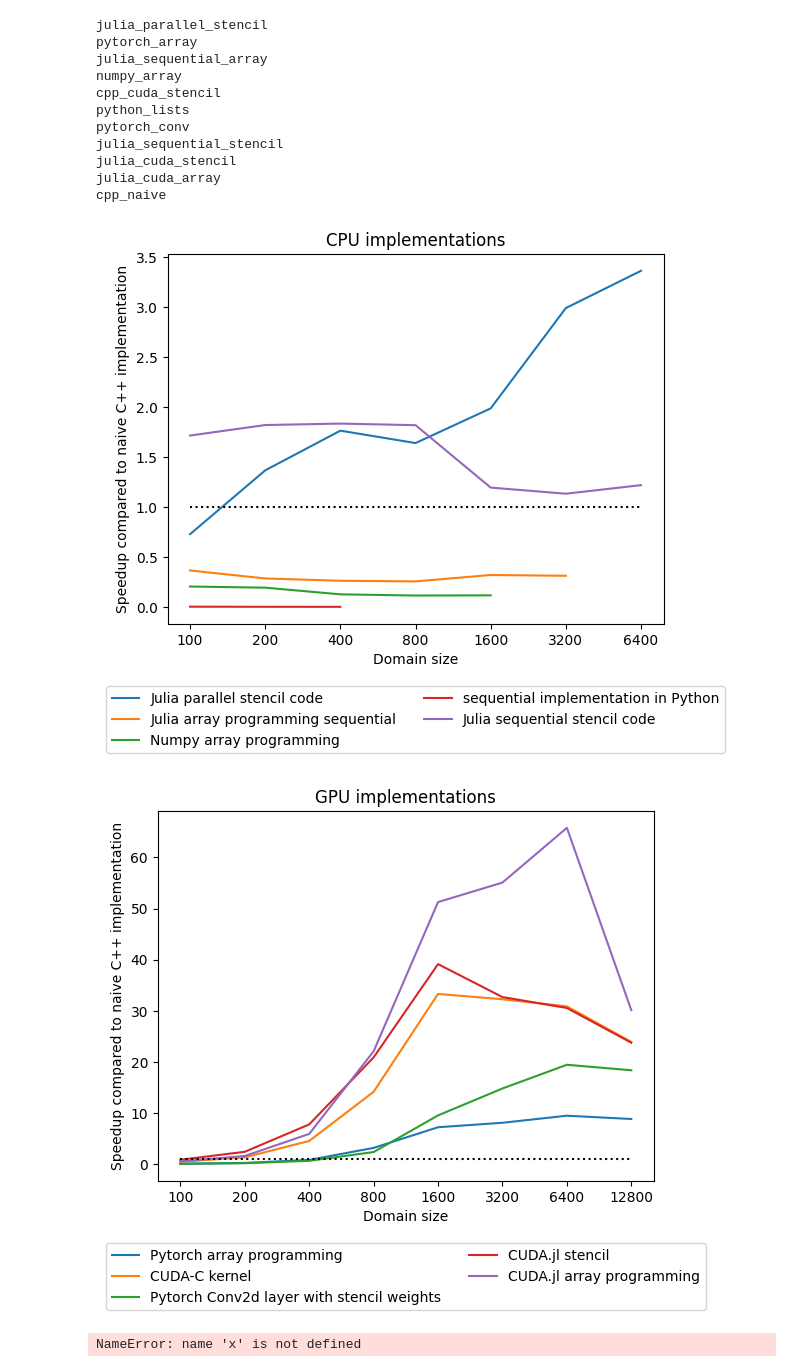
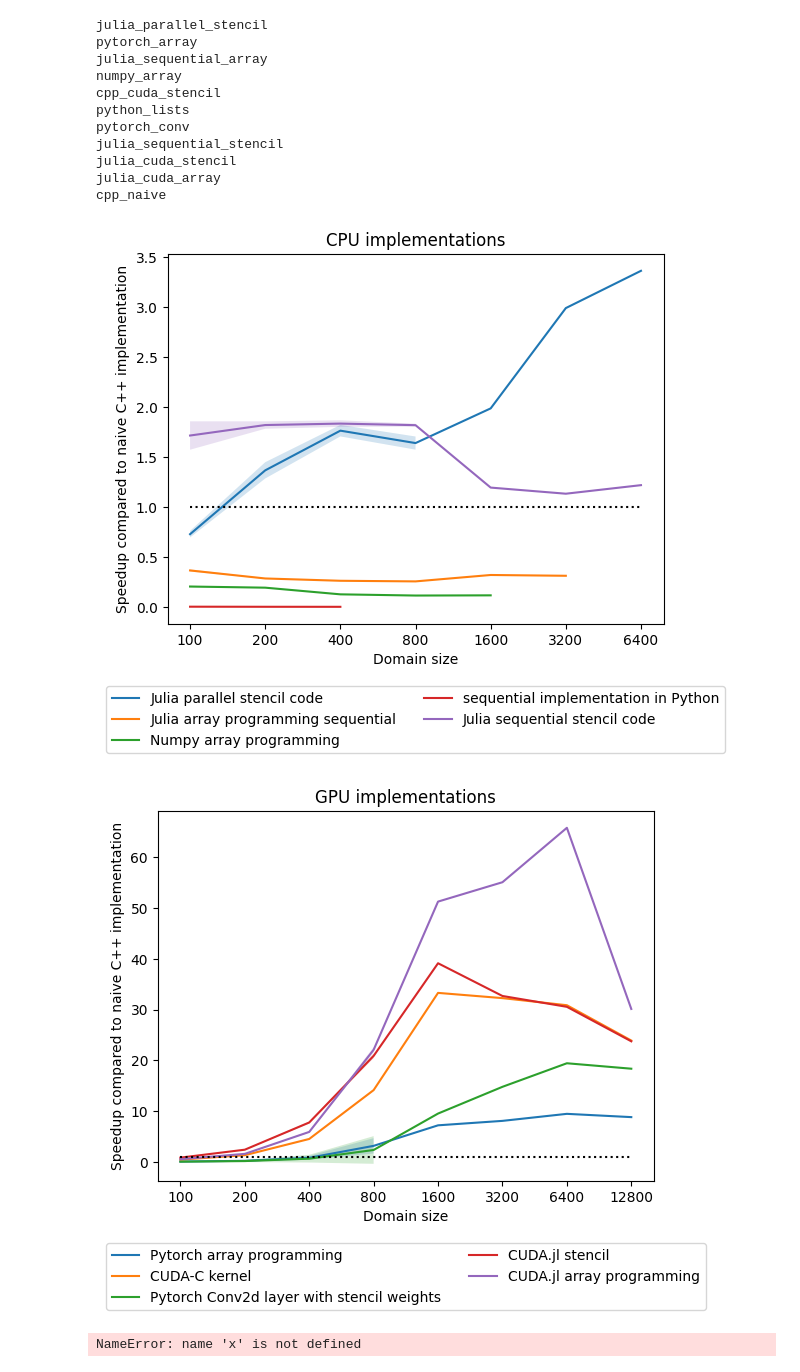
Before and after one commit to peteole/julia-2d-heat-equation, a Jupyter notebook: plotting_daniel.ipynb, the cells around one changed output. Saved outputs shown, nothing was run; the diff lists cells and outputs as text; code cells hidden in the pictures.

Commit message:
Add uncertainties

```diff
--- a/plotting_daniel.ipynb
+++ b/plotting_daniel.ipynb
@@ -10,6 +10,7 @@ with open("benchmark_results.yaml") as stream:
     except yaml.YAMLError as exc:
         print(exc)
 # %%
+from uncertainties import unumpy
 implementations = [key for key in data["200.yaml"]]
 grid_sizes = [int(key.split(".")[0]) for key in data]
 grid_sizes.sort()
@@ -24,6 +25,7 @@ for implementation in implementations:
     mean = []
     max = []
     min = []
+    std = []
 
     for size in grid_sizes:
         if(implementation in data[to_key(size)]):
@@ -33,20 +35,27 @@ for implementation in implementations:
             mean.append(times["mean"])
             min.append(times["min"])
             max.append(times["max"])
+            std.append(times["std"])
+
 
     implementations_dict[implementation] = {
         "median" : np.array(median),
         "mean" : np.array(mean),
         "max" : np.array(max),
-        "min" : np.array(min)
+        "min" : np.array(min),
+        "std" : np.array(std)
     }
 
 baseline = "cpp_naive"
+baselines_times = unumpy.uarray(implementations_dict[baseline]["mean"], implementations_dict[baseline]["std"])
 
 for implementation in implementations_dict:
     print(implementation)
     min_length = np.min([implementations_dict[implementation]["mean"].size, implementations_dict[baseline]["mean"].size])
-    implementations_dict[implementation]["mean_speedup"] = implementations_dict[baseline]["mean"][:min_length] / implementations_dict[implementation]["mean"][:min_length]
+    implementation_times = unumpy.uarray(implementations_dict[implementation]["mean"][:min_length], implementations_dict[implementation]["std"][:min_length])
+    speedup = baselines_times[:min_length] / implementation_times
+    implementations_dict[implementation]["mean_speedup"] = unumpy.nominal_values(speedup)
+    implementations_dict[implementation]["std_speedup"] = unumpy.std_devs(speedup)
 # %% [output]
 julia_parallel_stencil
 pytorch_array
@@ -75,35 +84,36 @@ implementations_dict["cpp_naive"]["label"] = "Naive sequential C++ implementatio
 def plot_implementations(implementations, data_dict, category="mean_speedup"):
     max_x = 0
     max_y = 0
 
     for implementation in implementations:
         data = data_dict[implementation][category]
         space = np.linspace(1, data.size, data.size)
         plt.plot(space, data, label=implementations_dict[implementation]["label"])
+        plt.fill_between(space, data - data_dict[implementation]["std_speedup"], data + data_dict[implementation]["std_speedup"], alpha=0.2)
         max_x = np.max([max_x, space.size])
         max_y = np.max([max_y, np.max(data)])
 
     plt.xticks(np.linspace(1, 8, 8), grid_sizes)
     plt.xlabel("Domain size")
     plt.ylabel("Speedup compared to naive C++ implementation")
     plt.legend(bbox_to_anchor=(0.5, -0.15), loc='upper center', ncol=2)
     plt.plot([1, max_x], [1, 1], c="black", linestyle="dotted")
 
 cpu_implementations = ["julia_parallel_stencil", "julia_sequential_array", "numpy_array", "python_lists", "julia_sequential_stencil"]
 gpu_implementations = ["pytorch_array", "cpp_cuda_stencil", "pytorch_conv", "julia_cuda_stencil", "julia_cuda_array"]
 
 plt.title("CPU implementations")
 plot_implementations(cpu_implementations, implementations_dict)
 plt.savefig("figures/speedup_cpu_implementations.pdf",bbox_inches='tight')
 plt.show()
 
 plt.title("GPU implementations")
 plot_implementations(gpu_implementations, implementations_dict)
 plt.savefig("figures/speedup_gpu_implementations.pdf",bbox_inches='tight')
 plt.show()
 # %% [output]
-[figure, old version]
+[figure, new version]
-[figure, old version]
+[figure, new version]
 # %%
 sp_compute = 2150
 dp_compute = sp_compute / 2
```
Also changed, not shown: 2 other files.
